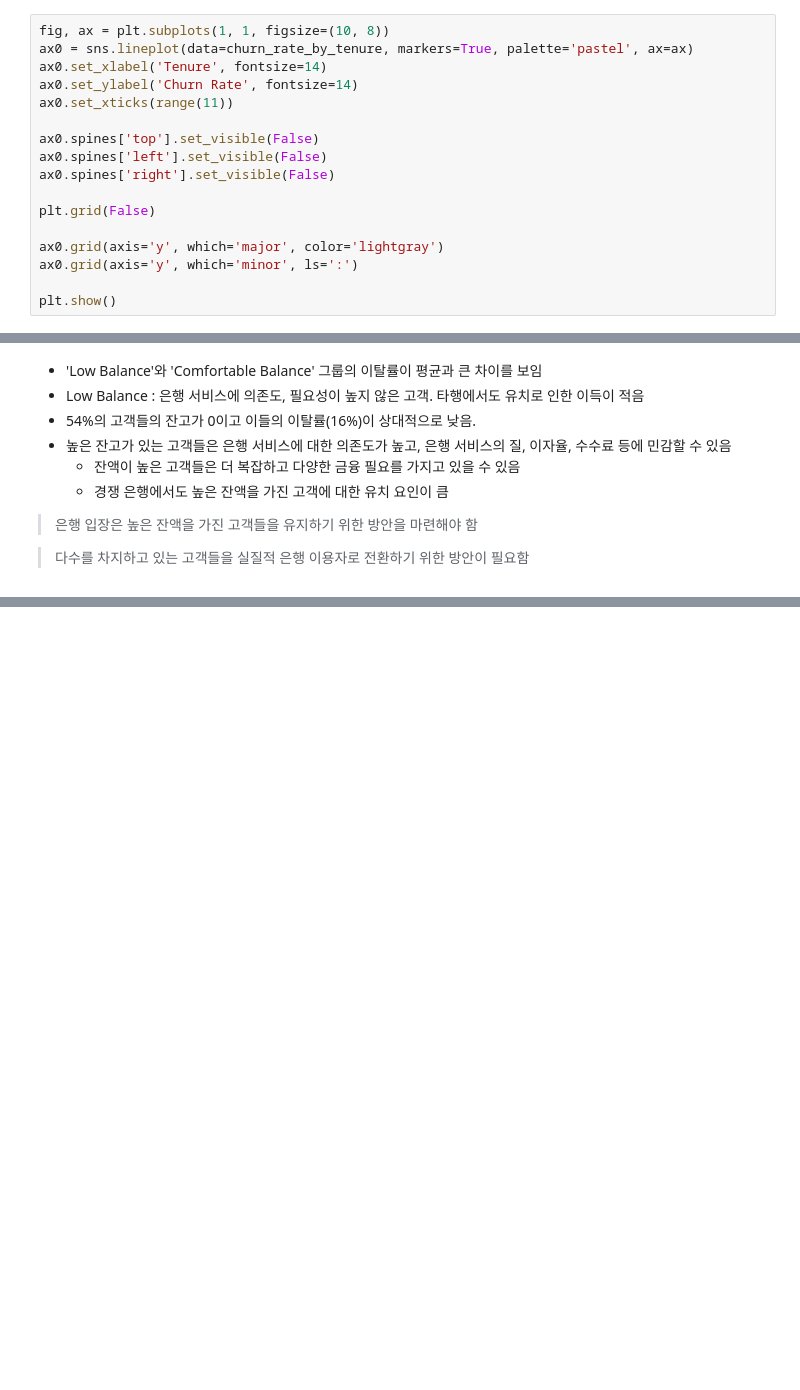
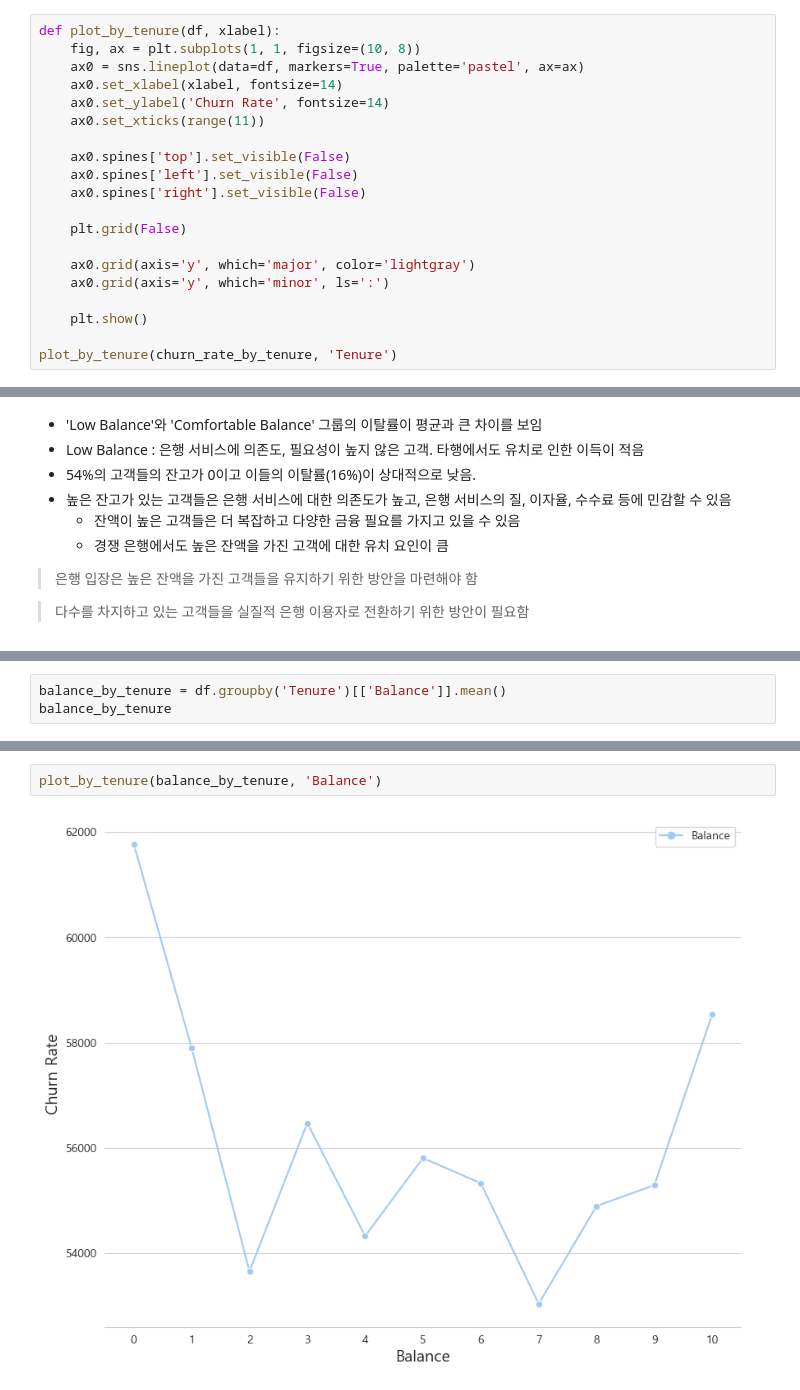
Before and after one commit to kikipark9/ML_Team_Project, a Jupyter notebook: eda_source/Cohort_Retension.ipynb, the cells around one changed output, grey strips where cells are left out. Cells and saved outputs as stored; diff of their text form; blank space fills up the shorter version.

Commit message:
add tenure[0] cohort

```diff
--- a/eda_source/Cohort_Retension.ipynb
+++ b/eda_source/Cohort_Retension.ipynb
@@ -37,22 +38,25 @@ churn_rate_by_tenure
 | 9 | 21.210126 |
 | 10 | 21.272635 |
 # %%
-fig, ax = plt.subplots(1, 1, figsize=(10, 8))
-ax0 = sns.lineplot(data=churn_rate_by_tenure, markers=True, palette='pastel', ax=ax)
-ax0.set_xlabel('Tenure', fontsize=14)
-ax0.set_ylabel('Churn Rate', fontsize=14)
-ax0.set_xticks(range(11))
+def plot_by_tenure(df, xlabel):
+    fig, ax = plt.subplots(1, 1, figsize=(10, 8))
+    ax0 = sns.lineplot(data=df, markers=True, palette='pastel', ax=ax)
+    ax0.set_xlabel(xlabel, fontsize=14)
+    ax0.set_ylabel('Churn Rate', fontsize=14)
+    ax0.set_xticks(range(11))
 
-ax0.spines['top'].set_visible(False)
-ax0.spines['left'].set_visible(False)
-ax0.spines['right'].set_visible(False)
+    ax0.spines['top'].set_visible(False)
+    ax0.spines['left'].set_visible(False)
+    ax0.spines['right'].set_visible(False)
 
-plt.grid(False)
+    plt.grid(False)
 
-ax0.grid(axis='y', which='major', color='lightgray')
-ax0.grid(axis='y', which='minor', ls=':')
+    ax0.grid(axis='y', which='major', color='lightgray')
+    ax0.grid(axis='y', which='minor', ls=':')
 
-plt.show()
+    plt.show()
+
+plot_by_tenure(churn_rate_by_tenure, 'Tenure')
 # %% [output]
 [figure]
 # %% [markdown]
@@ -251,0 +258,3 @@ len(df[df['Balance'] == 0]) / len(df)
+# %%
+balance_by_tenure = df.groupby('Tenure')[['Balance']].mean()
+balance_by_tenure
@@ -251,0 +275,4 @@ len(df[df['Balance'] == 0]) / len(df)
+# %%
+plot_by_tenure(balance_by_tenure, 'Balance')
+# %% [output]
+[figure, added]
```
Also changed, not shown: parts of 21 cells of this notebook.
